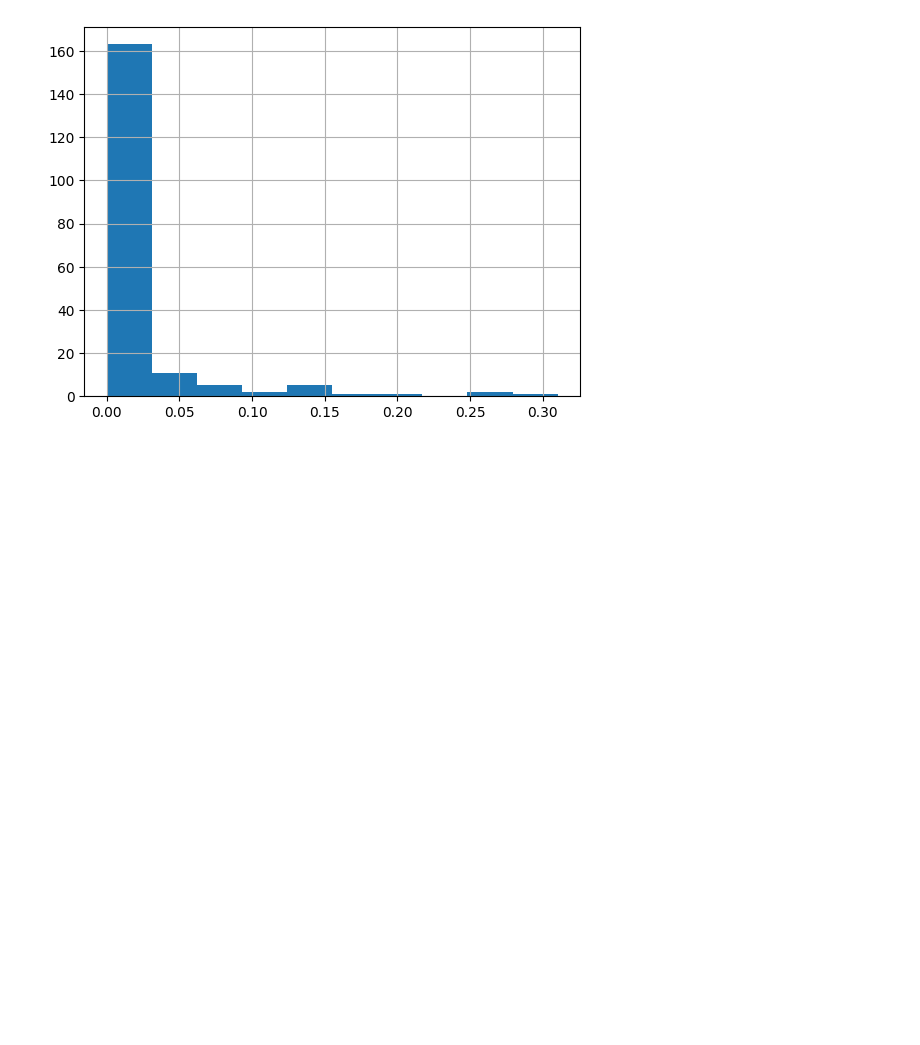
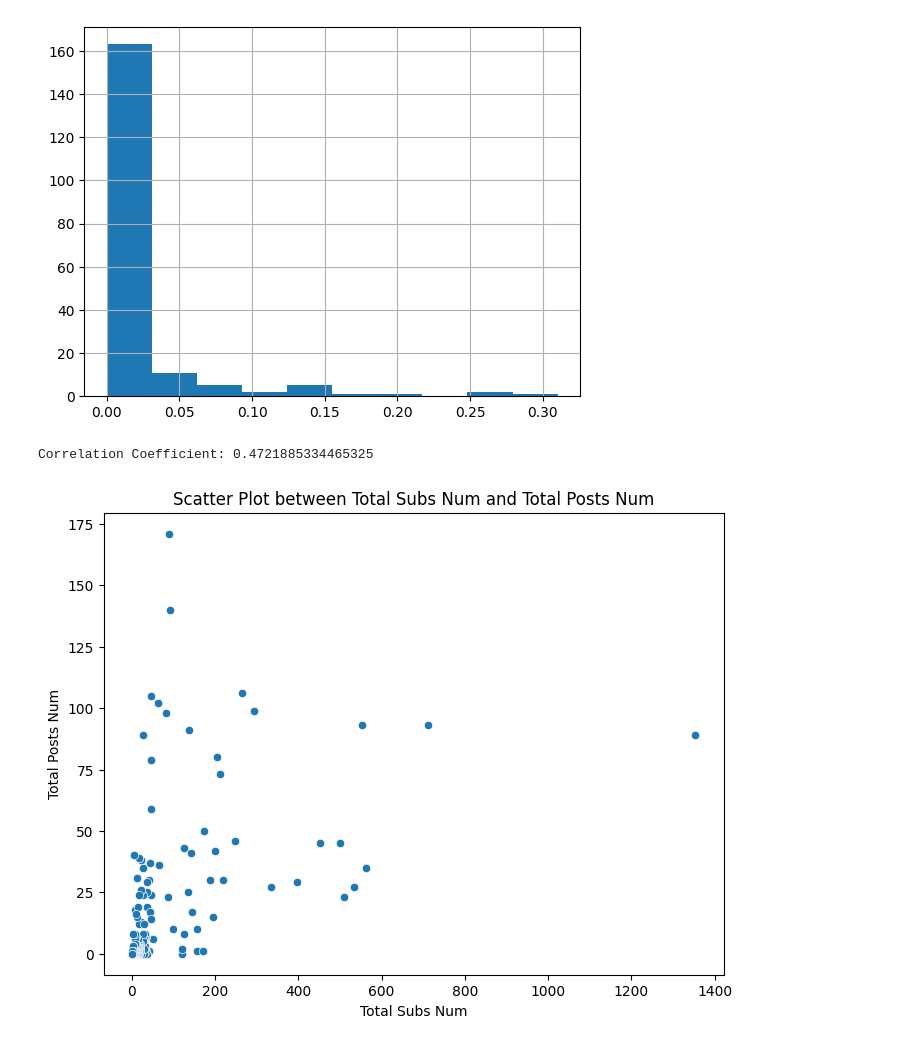
Before and after one commit to songye38/2024_GenAI_crawling, a Jupyter notebook: EDA/version2.ipynb, the cells around one changed output. Cells and saved outputs as stored; diff of their text form; code cells hidden in the pictures; blank space fills up the shorter version.

```diff
--- a/EDA/version2.ipynb
+++ b/EDA/version2.ipynb
@@ -93,3 +123,22 @@ less_than_100_df['paid_subs_ratio'].hist()
 # %% [output]
 <Axes: >
 [figure]
+# %%
+import matplotlib.pyplot as plt
+import seaborn as sns
+
+# 산점도 그리기
+plt.figure(figsize=(8, 6))
+sns.scatterplot(x='total_subs_num', y='total_posts_num', data=df)
+plt.title('Scatter Plot between Total Subs Num and Total Posts Num')
+plt.xlabel('Total Subs Num')
+plt.ylabel('Total Posts Num')
+
+# 상관 계수 계산
+correlation_coefficient = df['total_subs_num'].corr(df['total_posts_num'])
+print(f'Correlation Coefficient: {correlation_coefficient}')
+
+plt.show()
+# %% [output]
+Correlation Coefficient: 0.4721885334465325
+[figure, added]
```
Also changed, not shown: parts of 8 cells of this notebook.
